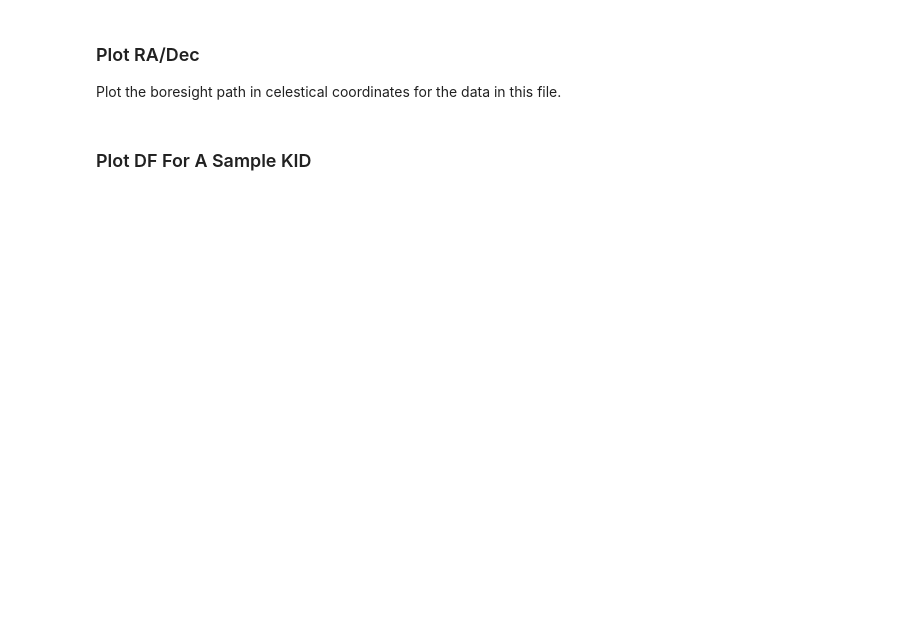
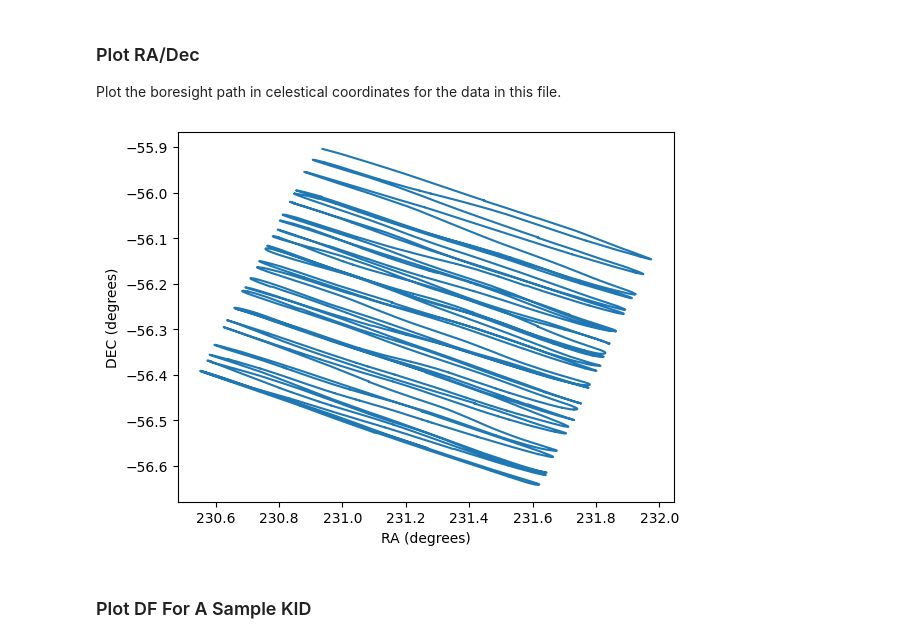
Before and after one commit to jonahjlee/blasttng-to-g3, a Jupyter notebook: notebooks/inspect_files.ipynb, the cells around one changed output. Drawn from its saved outputs; the diff is of its cells as text; code cells hidden in the pictures; blank space fills up the shorter version.

```diff
--- a/notebooks/inspect_files.ipynb
+++ b/notebooks/inspect_files.ipynb
@@ -143,9 +138,11 @@ Plot the boresight path in celestical coordinates for the data in this file.
 # %%
 pipe = core.G3Pipeline()
 pipe.Add(core.G3Reader, filename=filename)
 pipe.Add(ut.add_radec_so3g)
-pipe.Add(ut.plot_ra_dec)
+pipe.Add(ut.PlotRaDec)
 pipe.Run()
+# %% [output]
+[figure, added]
 # %% [markdown]
 ### Plot DF For A Sample KID
 # %%
```
Also changed, not shown: parts of 7 cells of this notebook.
